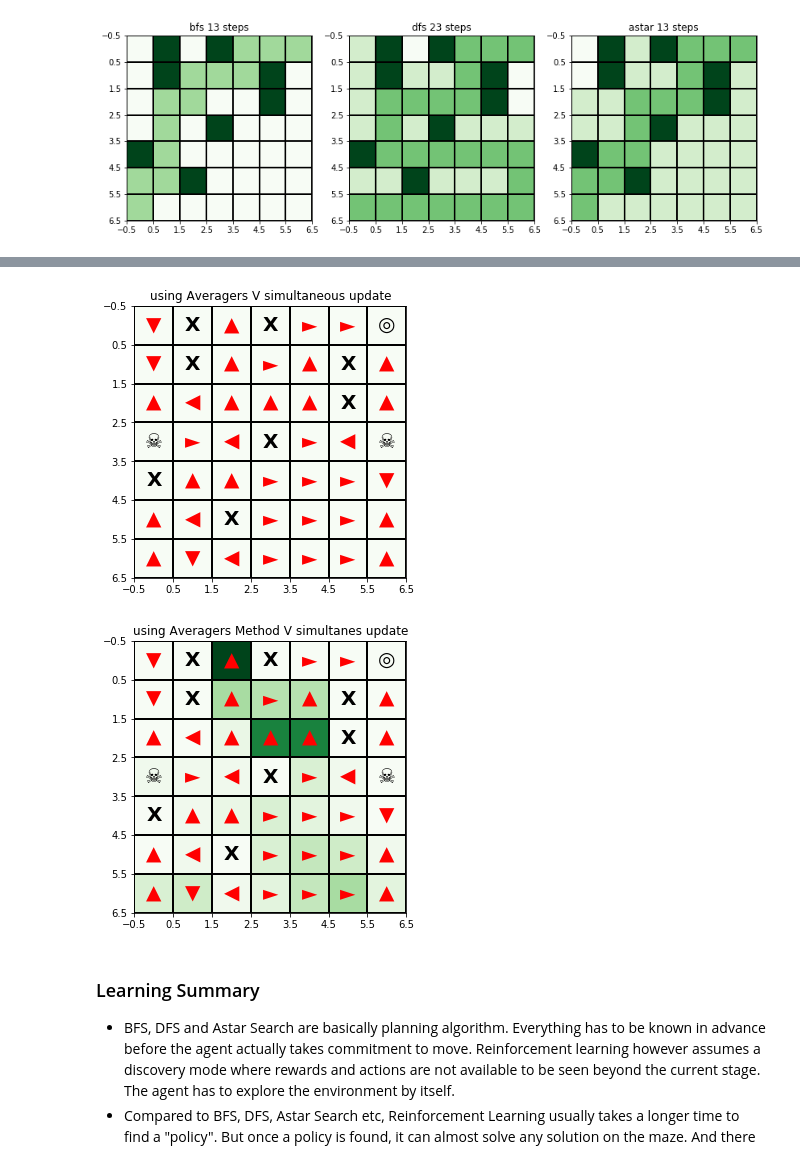
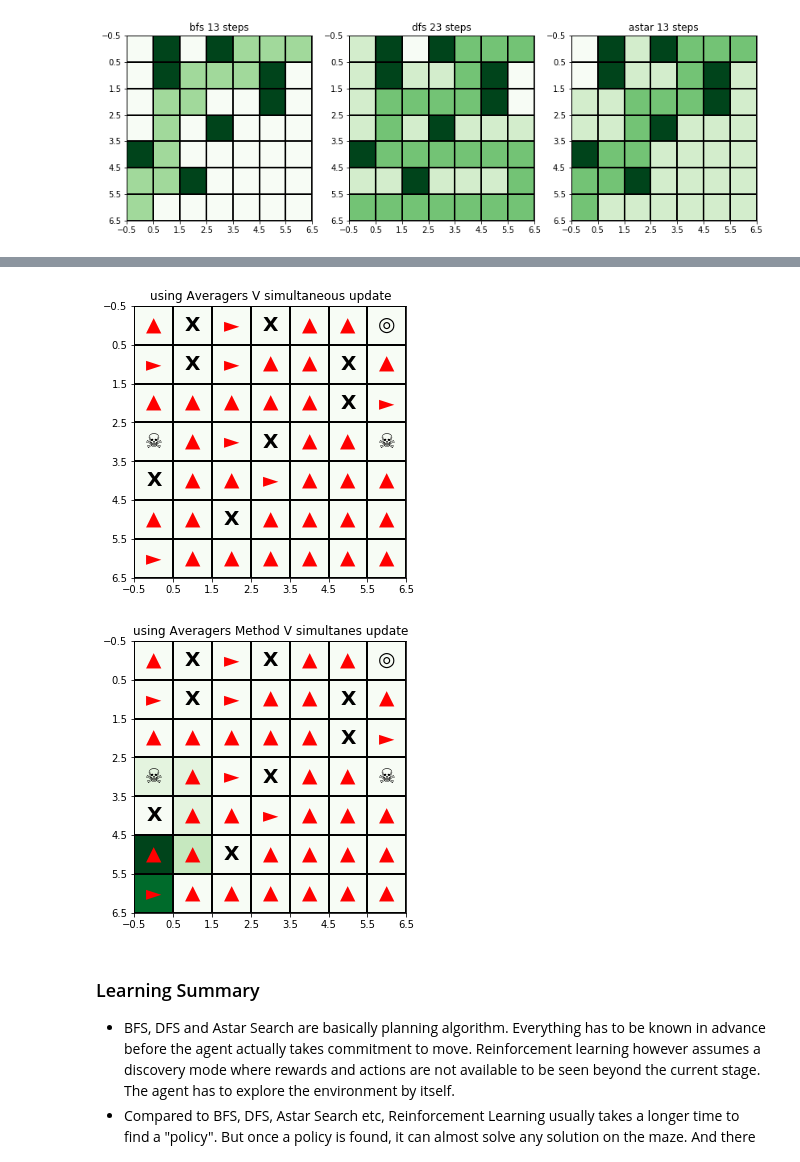
Before and after one commit to chihoxtra/reinforcement_learning, a Jupyter notebook: [PlayAround][Reinforcement Learning].ipynb, the cells around one changed output, grey strips where cells are left out. Saved outputs shown, nothing was run; the diff lists cells and outputs as text; code cells hidden in the pictures.

Commit message:
Second attempt tried to implement Averagers
1) use feature distance intrapolated weights to average out base case
effect
2) use distance interpolated weights

```diff
--- a/[PlayAround][Reinforcement Learning].ipynb
+++ b/[PlayAround][Reinforcement Learning].ipynb
@@ -794,17 +826,22 @@ showSearchPolicy(p1, s2, title='using Bell Equation V Iteration update')
 # %%
-avBaseStates = [(1,1),(2,2),(2,4),(3,1),(3,3),(4,3),(5,5),(6,3),(7,6)]
+avBaseStates = [(1,1),(1,2),
+                (2,1),(2,2),(2,3),(2,4),
+                (3,1),(3,3),(3,4),(3,5),
+                (4,1),(4,3),(4,5),
+                (5,3),(5,5),(5,6),(5,7),(6,3),(6,7)]
 s3 = RL_SearchAgent(p1, gamma=0.90, initialState = (1,1), avBaseStates=avBaseStates)
 # %%
+#####################################################################
 ################ Method 4: Averagers using V ########################
-s3.trainModelBellEquationV(epoche=1000, trainByAveragers=True)
+#####################################################################
+s3.trainModelByAveragers(epoche=100, useSimpleAverage=True)
 #since we update all possible states, we might not need off policy in this case
 displayRLMaze(p1, s3, [],'using Averagers V simultaneous update')
 # Note that there is no path in this concept because all states are updated in an epoch
-
 showSearchPolicy(p1, s3, title='using Averagers Method V simultanes update')
 # %% [output]
-[figure, old version]
+[figure, new version]
-[figure, old version]
+[figure, new version]
 # %%
 #####################################################################
 # %% [markdown]
```
Also changed, not shown: parts of 10 cells of this notebook.
